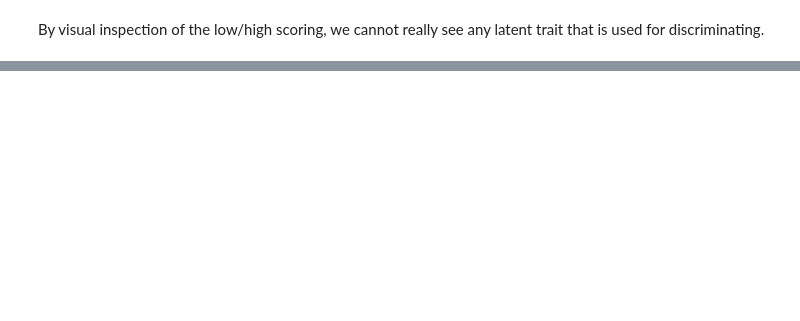
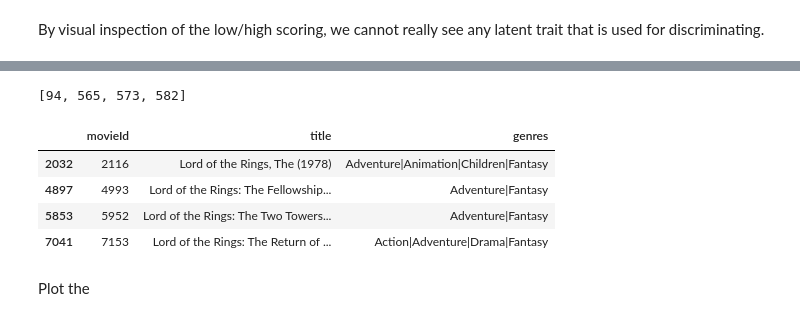
Before and after one commit to 42186-mbml-f19/movie-recommendation, a Jupyter notebook: MovieRecommendation.ipynb, the cells around one changed output, grey strips where cells are left out. Drawn from its saved outputs; the diff is of its cells as text; code cells hidden in the pictures; blank space fills up the shorter version.

Commit message:
Cleaned up some stuff and moved auxilirary methodto movie_recommendation_aux, moved some methods to movie_recommendation_aux. Added some datanalysis.

```diff
--- a/MovieRecommendation.ipynb
+++ b/MovieRecommendation.ipynb
@@ -16,10 +23,4 @@ ratings = pd.read_csv(os.path.join(dataset,'ratings.csv'))
 # HACK -- small movies.csv is apararently missing movies from small ratings.csv
 movies = pd.read_csv(os.path.join('ml-20m','movies.csv'))
 #Create like column
-ratings['like'] = (ratings.rating > 3.5 )+ 0
-
-unique_movies = ratings['movieId'].unique()
-
-#movieId is not sequential
-movie_dict = {movieId: i for i, movieId in enumerate(unique_movies)}
-ratings['movieId'] = ratings['movieId'].apply(lambda movieId: movie_dict[movieId])
+ratings['like'] = (ratings.rating >= 3.0 )+ 0
@@ -39,7 +40,7 @@ N = len(like)
 # %% [markdown]
 For each user split sample (without replacement) 90% of data as training data and the remaining 10% as validation data. As some movies might never be sampled in the training set, remove those films from the validation set.
 # %%
-val_size = 0.1
+val_size = 0.3
 #For sample randomly the validation set (note some movies might never be sampled)
 val_set = ratings.groupby('userId').apply(lambda g: g.sample(frac=val_size,random_state=seed))
 val_set.index =  val_set.index.droplevel()
@@ -369,0 +298,5 @@ The presicion is low close to random and therefore at this time we cannot say th
+# %%
+ids_lotr = [movie_id_dict[movie] for movie in  movies[movies.title.str.contains('Lord of the Rings')].movieId]
+plt.figure()
+plt.scatter(traits[:,0], traits[:,1])
+plt.scatter(traits[ids_lotr][:,0],traits[ids_lotr][:,1])
@@ -369,0 +307,15 @@ The presicion is low close to random and therefore at this time we cannot say th
+# %%
+ids_lotr
+# %% [output]
+[94, 565, 573, 582]
+# %%
+movie_lotr = [id_movie_dict[id_] for id_ in ids_lotr]
+movies[movies.movieId.isin(movie_lotr)]
+# %% [output]
+|  | movieId | title | genres |
+| 2032 | 2116 | Lord of the Rings, The (1978) | Adventure|Animation|Children|Fantasy |
+| 4897 | 4993 | Lord of the Rings: The Fellowship... | Adventure|Fantasy |
+| 5853 | 5952 | Lord of the Rings: The Two Towers... | Adventure|Fantasy |
+| 7041 | 7153 | Lord of the Rings: The Return of ... | Action|Adventure|Drama|Fantasy |
+# %% [markdown]
+Plot the
```
Also changed, not shown: parts of 68 cells of this notebook, 2 other files.
